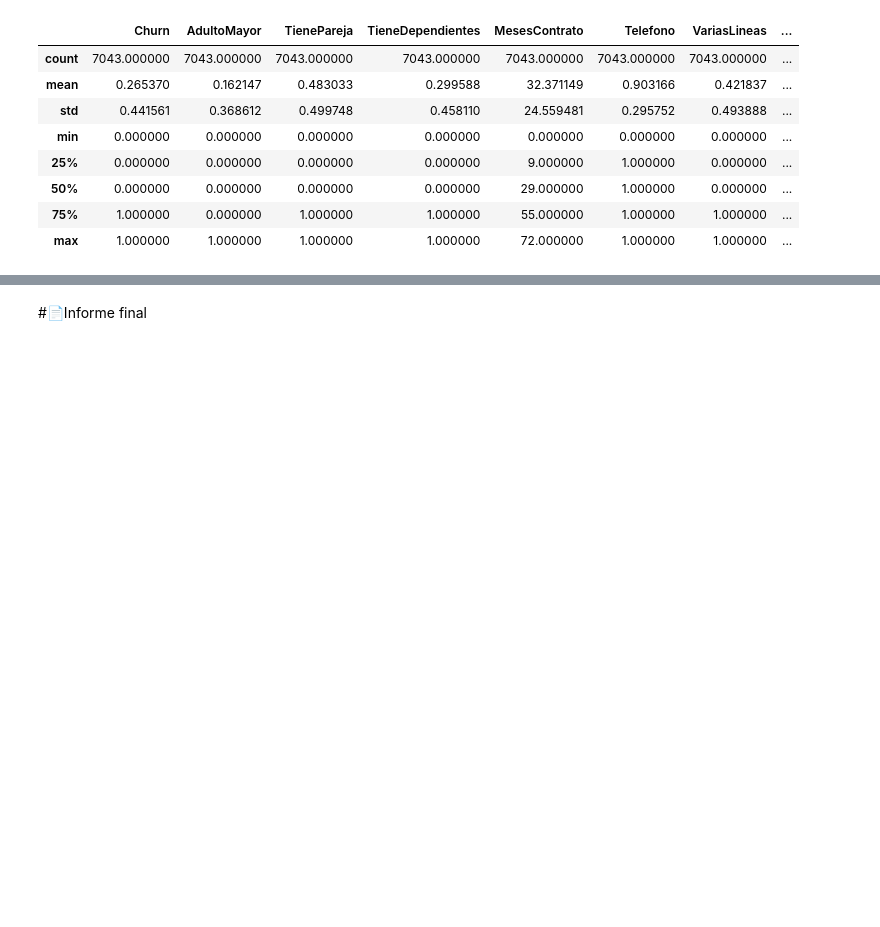
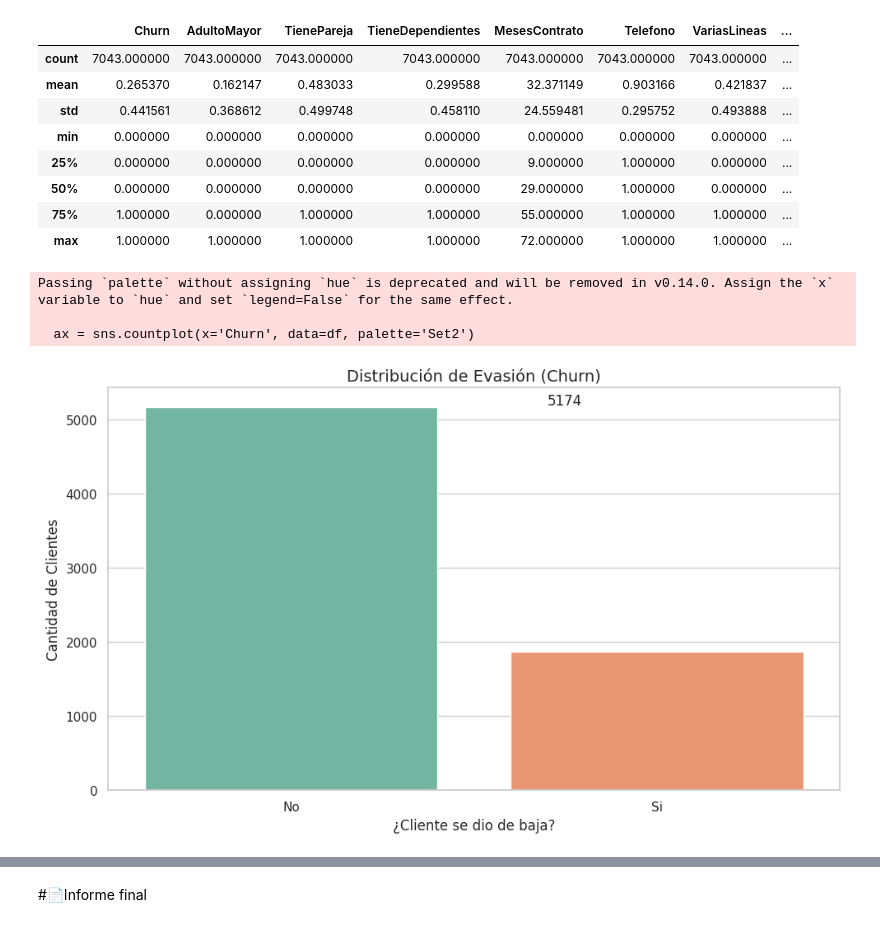
Before and after one commit to smringdesigns/Challenge_2_TelecomX, a Jupyter notebook: TelecomX_LATAM.ipynb, the cells around one changed output, grey strips where cells are left out. Drawn from its saved outputs; the diff is of its cells as text; code cells hidden in the pictures; blank space fills up the shorter version.

```diff
--- a/TelecomX_LATAM.ipynb
+++ b/TelecomX_LATAM.ipynb
@@ -417,3 +417,34 @@ df.describe()
 | 50% | 0.000000 | 0.000000 | 0.000000 | 0.000000 | 29.000000 | 1.000000 | 0.000000 | ... |
 | 75% | 1.000000 | 0.000000 | 1.000000 | 1.000000 | 55.000000 | 1.000000 | 1.000000 | ... |
 | max | 1.000000 | 1.000000 | 1.000000 | 1.000000 | 72.000000 | 1.000000 | 1.000000 | ... |
+# %%
+import matplotlib.pyplot as plt
+import seaborn as sns
+
+# Estilos de los gráficos
+sns.set(style="whitegrid")
+
+# Tamaño de la figura
+plt.figure(figsize=(10, 6))
+
+# Gráfico de barras para la columna Churn
+ax = sns.countplot(x='Churn', data=df, palette='Set2')
+
+# Etiquetas y título
+plt.title('Distribución de Evasión (Churn)', fontsize=14)
+plt.xlabel('¿Cliente se dio de baja?', fontsize=12)
+plt.ylabel('Cantidad de Clientes', fontsize=12)
+plt.xticks([0, 1], ['No', 'Si'])
+
+# Mostrar valores encima de las barras
+for p in ax.patches:
+    ax.annotate(f'{int(p.get_height())}', (p.get_x() + p.get_width() + 0.3, p.get_height() + 30))
+
+# Mostrar el gráfico
+plt.tight_layout()
+plt.show()
+# %% [output]
+Passing `palette` without assigning `hue` is deprecated and will be removed in v0.14.0. Assign the `x` variable to `hue` and set `legend=False` for the same effect.
+
+  ax = sns.countplot(x='Churn', data=df, palette='Set2')
+[figure, added]
```
Also changed, not shown: parts of 6 cells of this notebook.
